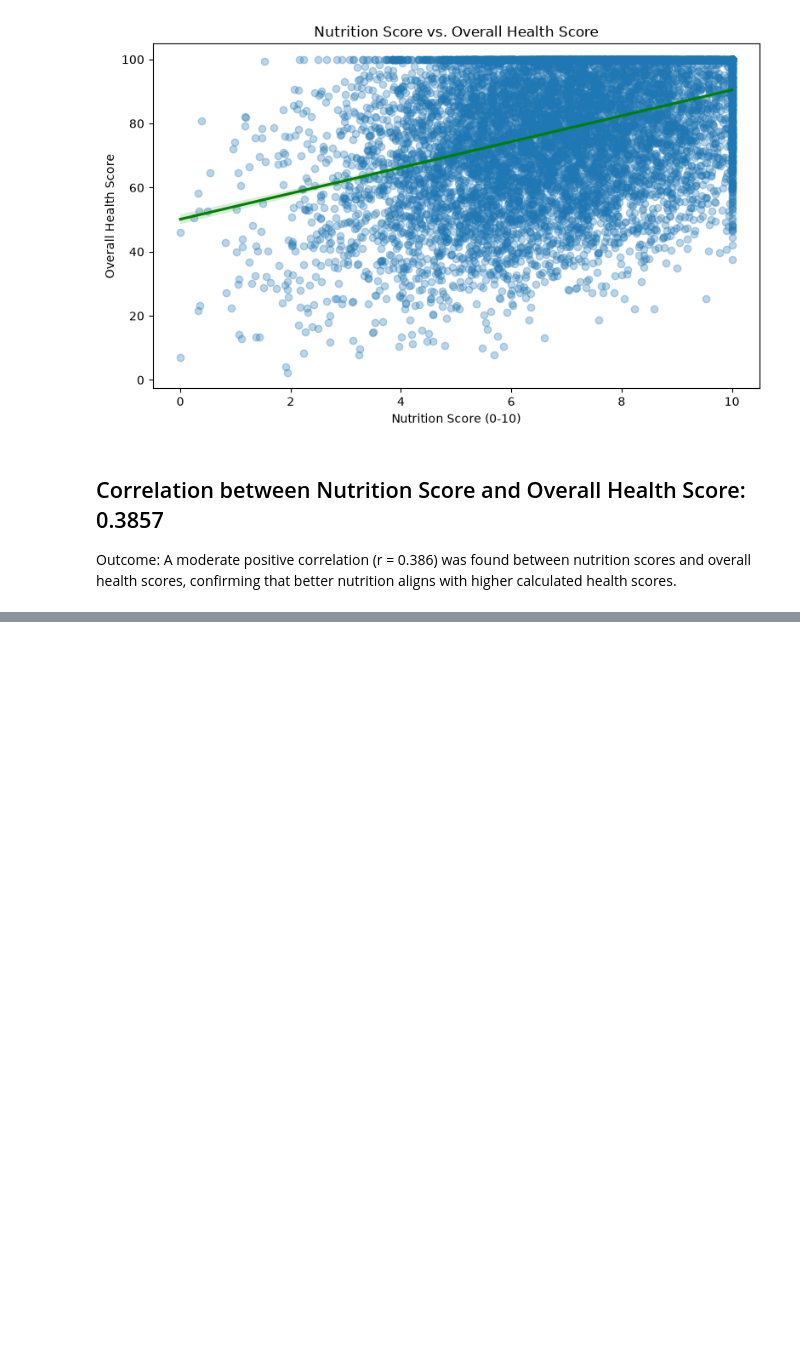
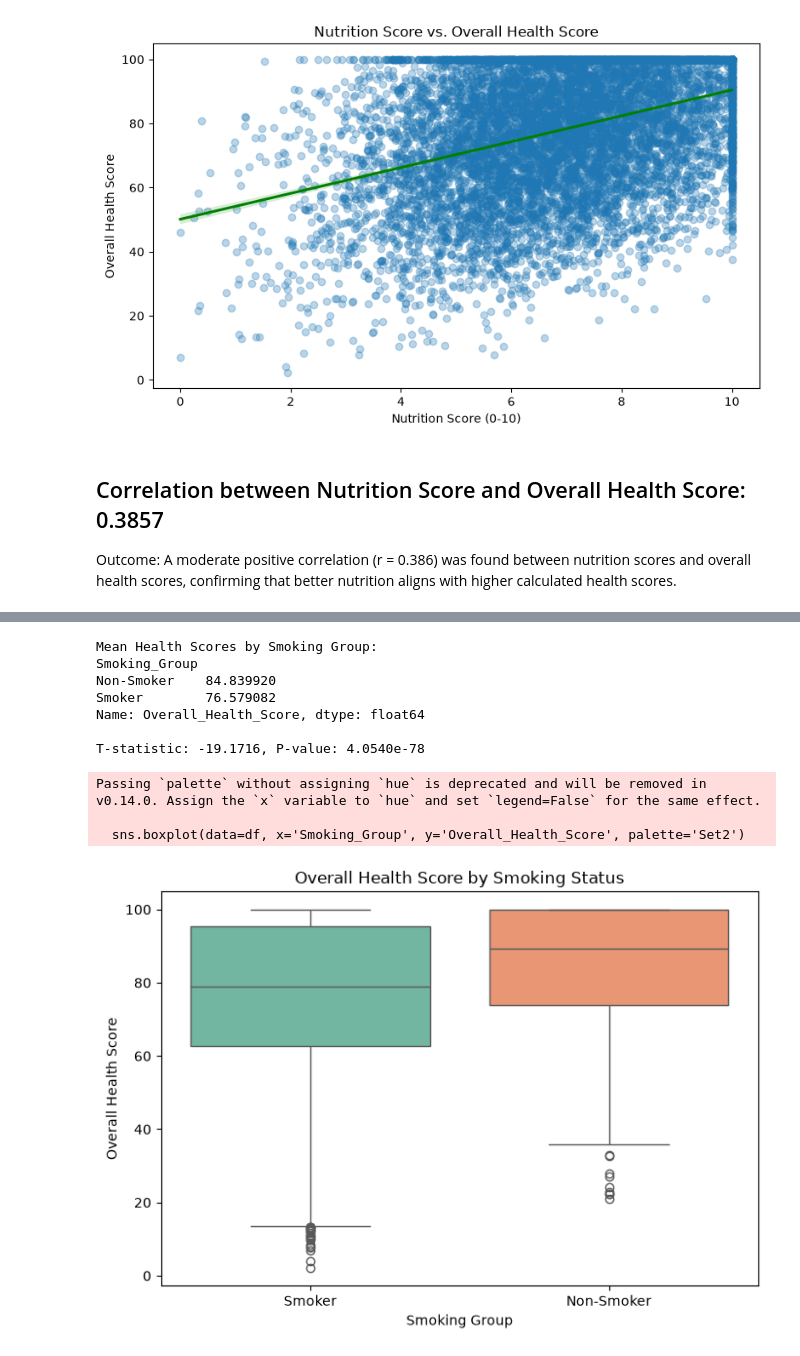
Before and after one commit to LieneRubule/Holistic-Health-and-Lifestyle-Score-Dataset, a Jupyter notebook: jupyter_notebooks/04_Machine_learning.ipynb, the cells around one changed output, grey strips where cells are left out. Cells and saved outputs as stored; diff of their text form; code cells hidden in the pictures; blank space fills up the shorter version.

Commit message:
Q3: Add smoking group comparison, t-test, and boxplot

```diff
--- a/jupyter_notebooks/04_Machine_learning.ipynb
+++ b/jupyter_notebooks/04_Machine_learning.ipynb
@@ -81,0 +86,39 @@ Outcome: A moderate positive correlation (r = 0.386) was found between nutrition
+# %%
+from scipy import stats
+
+# Create a binary indicator for smoking status (> 0 vs 0)
+df['Smoking_Group'] = df['Smoking'].apply(lambda x: 'Smoker' if x > 0 else 'Non-Smoker')
+
+# Calculate mean health scores for each group
+smoking_means = df.groupby('Smoking_Group')['Overall_Health_Score'].mean()
+print("Mean Health Scores by Smoking Group:")
+print(smoking_means)
+
+# Perform independent two-sample t-test
+smokers = df[df['Smoking_Group'] == 'Smoker']['Overall_Health_Score']
+non_smokers = df[df['Smoking_Group'] == 'Non-Smoker']['Overall_Health_Score']
+t_stat, p_val = stats.ttest_ind(smokers, non_smokers, equal_var=False)
+
+print(f"\nT-statistic: {t_stat:.4f}, P-value: {p_val:.4e}")
+
+# Visualise group differences using a boxplot
+plt.figure(figsize=(7, 5))
+sns.boxplot(data=df, x='Smoking_Group', y='Overall_Health_Score', palette='Set2')
+plt.title("Overall Health Score by Smoking Status")
+plt.xlabel("Smoking Group")
+plt.ylabel("Overall Health Score")
+plt.tight_layout()
+plt.savefig(visuals_dir / "q3_smoking_vs_health_boxplot.png", dpi=300)
+plt.show()
+# %% [output]
+Mean Health Scores by Smoking Group:
+Smoking_Group
+Non-Smoker    84.839920
+Smoker        76.579082
+Name: Overall_Health_Score, dtype: float64
+
+T-statistic: -19.1716, P-value: 4.0540e-78
+Passing `palette` without assigning `hue` is deprecated and will be removed in v0.14.0. Assign the `x` variable to `hue` and set `legend=False` for the same effect.
+
+  sns.boxplot(data=df, x='Smoking_Group', y='Overall_Health_Score', palette='Set2')
+[figure, added]
```
Also changed, not shown: parts of 2 cells of this notebook, 1 other file.
